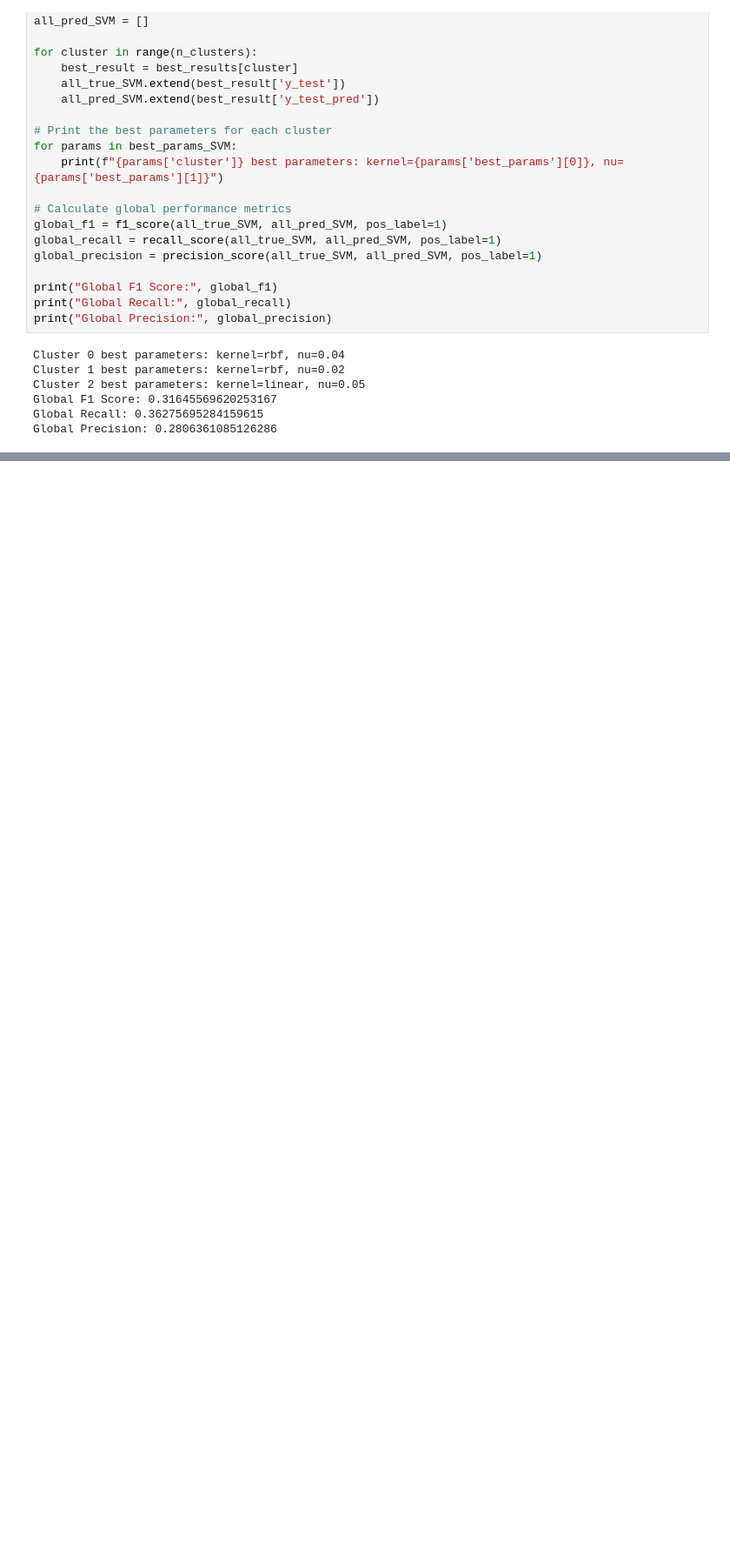
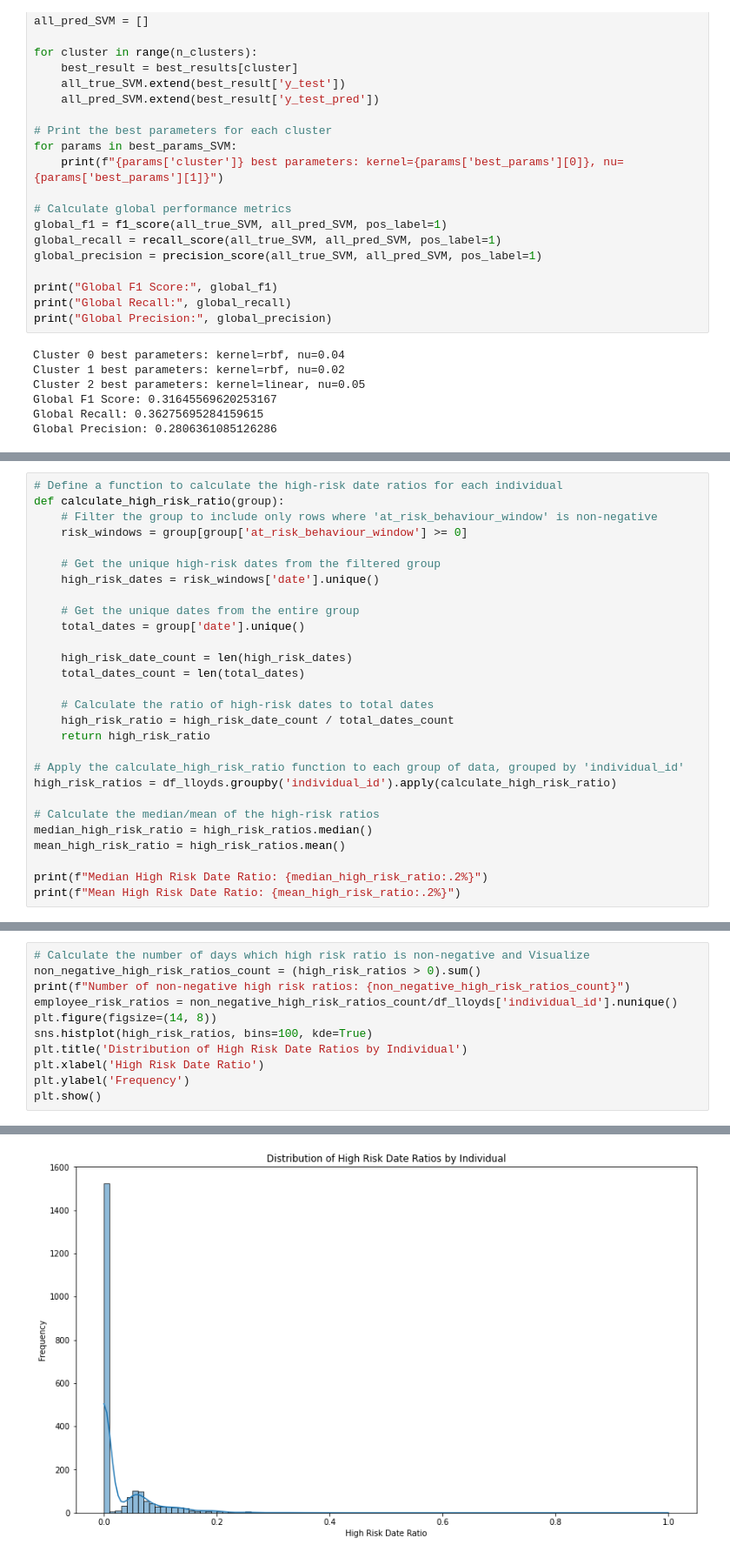
Before and after one commit to XinyiLuo-917/Proj01-Lloyds-Bank-anomalise-detection, a Jupyter notebook: Proj01-Lloyds bank risk detection.ipynb, the cells around one changed output, grey strips where cells are left out. Shown at 87% size. Cells and saved outputs as stored; diff of their text form; blank space fills up the shorter version.

Commit message:
Update Proj01-Lloyds bank risk detection.ipynb
The newest type of Project-01 Codes(including risk window detection)

```diff
--- a/Proj01-Lloyds bank risk detection.ipynb
+++ b/Proj01-Lloyds bank risk detection.ipynb
@@ -863,0 +874,28 @@ results_df_SVM.head(10)
+# %%
+# Define a function to calculate the high-risk date ratios for each individual
+def calculate_high_risk_ratio(group):
+    # Filter the group to include only rows where 'at_risk_behaviour_window' is non-negative
+    risk_windows = group[group['at_risk_behaviour_window'] >= 0]
+
+    # Get the unique high-risk dates from the filtered group
+    high_risk_dates = risk_windows['date'].unique()
+
+    # Get the unique dates from the entire group
+    total_dates = group['date'].unique()
+
+    high_risk_date_count = len(high_risk_dates)
+    total_dates_count = len(total_dates)
+
+    # Calculate the ratio of high-risk dates to total dates
+    high_risk_ratio = high_risk_date_count / total_dates_count
+    return high_risk_ratio
+
+# Apply the calculate_high_risk_ratio function to each group of data, grouped by 'individual_id'
+high_risk_ratios = df_lloyds.groupby('individual_id').apply(calculate_high_risk_ratio)
+
+# Calculate the median/mean of the high-risk ratios
+median_high_risk_ratio = high_risk_ratios.median()
+mean_high_risk_ratio = high_risk_ratios.mean()
+
+print(f"Median High Risk Date Ratio: {median_high_risk_ratio:.2%}")
+print(f"Mean High Risk Date Ratio: {mean_high_risk_ratio:.2%}")
@@ -863,0 +905,12 @@ results_df_SVM.head(10)
+# %%
+# Calculate the number of days which high risk ratio is non-negative and Visualize
+non_negative_high_risk_ratios_count = (high_risk_ratios > 0).sum()
+print(f"Number of non-negative high risk ratios: {non_negative_high_risk_ratios_count}")
+employee_risk_ratios = non_negative_high_risk_ratios_count/df_lloyds['individual_id'].nunique()
+plt.figure(figsize=(14, 8))
+sns.histplot(high_risk_ratios, bins=100, kde=True)
+plt.title('Distribution of High Risk Date Ratios by Individual')
+plt.xlabel('High Risk Date Ratio')
+plt.ylabel('Frequency')
+plt.show()
+# %% [output]
@@ -863,0 +918 @@ results_df_SVM.head(10)
+[figure, added]
```
Also changed, not shown: parts of 8 cells of this notebook.
